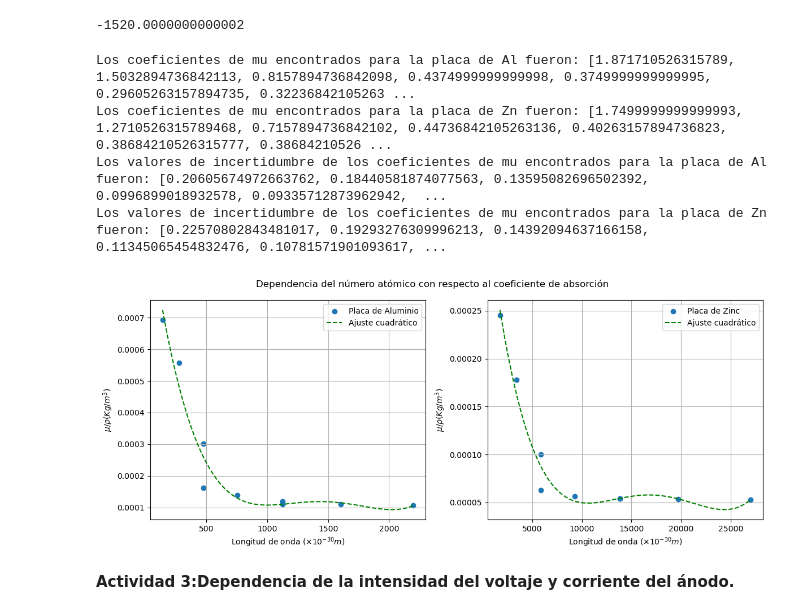
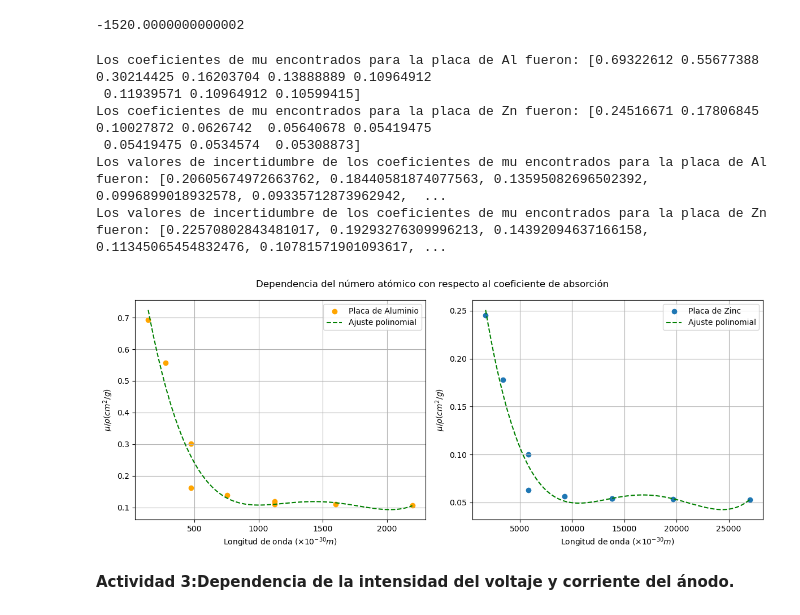
Before and after one commit to ccuellarn/Laboratorio-Intermedio---Pr-cticas20242, a Jupyter notebook: Rayos X/Rayos X.ipynb, the cells around one changed output. Cells and saved outputs as stored; diff of their text form; code cells hidden in the pictures.

```diff
--- a/Rayos X/Rayos X.ipynb
+++ b/Rayos X/Rayos X.ipynb
@@ -327,6 +327,8 @@ param1[0]
 -1520.0000000000002
 # %%
 #Graficar el logaritmo de I normalizada con la calibración contra espesor de material (se itera sobre cada longitud de onda)
+rho_A = 2.7
+rho_Zinc = 7.138
 x_2 = [] #Longitud de onda
 ya = [] #Intensidad normalizada para Al
 yz = [] #Intensidad normalizada para Zn
@@ -360,8 +362,8 @@ for i in range(0,9):
     error_a.append(np.sqrt(np.std(ya[i])))
     error_z.append(np.sqrt(np.std(yz[i])))
 
-print('Los coeficientes de mu encontrados para la placa de Al fueron: {}'.format(mu_a))
-print('Los coeficientes de mu encontrados para la placa de Zn fueron: {}'.format(mu_z))
+print('Los coeficientes de mu encontrados para la placa de Al fueron: {}'.format(np.array(mu_a)*(1/rho_A)))
+print('Los coeficientes de mu encontrados para la placa de Zn fueron: {}'.format(np.array(mu_z)*(1/rho_Zinc)))
 print('Los valores de incertidumbre de los coeficientes de mu encontrados para la placa de Al fueron: {}'.format(error_a))
 print('Los valores de incertidumbre de los coeficientes de mu encontrados para la placa de Zn fueron: {}'.format(error_z))
 
@@ -405,14 +407,16 @@ print('Los valores de incertidumbre de los coeficientes de mu encontrados para l
 # axz.grid()
 # axz.legend()
 # %% [output]
-Los coeficientes de mu encontrados para la placa de Al fueron: [1.871710526315789, 1.5032894736842113, 0.8157894736842098, 0.4374999999999998, 0.3749999999999995, 0.29605263157894735, 0.32236842105263 ...
-Los coeficientes de mu encontrados para la placa de Zn fueron: [1.7499999999999993, 1.2710526315789468, 0.7157894736842102, 0.44736842105263136, 0.40263157894736823, 0.38684210526315777, 0.38684210526 ...
+Los coeficientes de mu encontrados para la placa de Al fueron: [0.69322612 0.55677388 0.30214425 0.16203704 0.13888889 0.10964912
+ 0.11939571 0.10964912 0.10599415]
+Los coeficientes de mu encontrados para la placa de Zn fueron: [0.24516671 0.17806845 0.10027872 0.0626742  0.05640678 0.05419475
+ 0.05419475 0.0534574  0.05308873]
 Los valores de incertidumbre de los coeficientes de mu encontrados para la placa de Al fueron: [0.20605674972663762, 0.18440581874077563, 0.13595082696502392, 0.0996899018932578, 0.09335712873962942,  ...
 Los valores de incertidumbre de los coeficientes de mu encontrados para la placa de Zn fueron: [0.22570802843481017, 0.19293276309996213, 0.14392094637166158, 0.11345065454832476, 0.10781571901093617, ...
 # %%
-#Densidades de los elementos kg/m3
-rho_A = 2699
-rho_Zinc = 7138
+#Densidades de los elementos g/cm3
+rho_A = 2.7
+rho_Zinc = 7.138
 #Numero atómico
 Za = 13
 Zz = 30
@@ -436,39 +440,40 @@ for j in mu_z:
 
 #Regresión cuadrática
 parama = np.polyfit(l3,ra, 4)
 paramz = np.polyfit(l33,rz, 4)
 
 x_ = np.linspace(min(l3),max(l3),100)
 x_z = np.linspace(min(l33),max(l33),100)
 
 yma = parama[0]*x_*x_*x_*x_ + x_*x_*x_*parama[1] + x_*x_*parama[2] + x_*parama[3] + parama[4]
 ymz = paramz[0]*x_z*x_z*x_z*x_z + x_z*x_z*x_z*paramz[1] + x_z*x_z*paramz[2] + x_z*paramz[3] + paramz[4]
 
 #Grafico
 fig = plt.figure(figsize = (12, 5))
 fig.suptitle('Dependencia del número atómico con respecto al coeficiente de absorción')
 axa = fig.add_subplot(121)
 axz = fig.add_subplot(122)
 
-axa.scatter(l3,ra,label='Placa de Aluminio')
-axa.plot(x_,yma,'--',label='Ajuste cuadrático',color='g')
+axa.scatter(l3,ra,label='Placa de Aluminio',color='orange')
+axa.plot(x_,yma,'--',label='Ajuste polinomial',color='g')
 axa.set_xlabel(r"Longitud de onda $(\times 10^{-30}m)$")
-axa.set_ylabel(r"$\mu/\rho (Kg/m^3)$")
+axa.set_ylabel(r"$\mu/\rho (cm^2/g)$")
 
 
 axz.scatter(l33,rz,label='Placa de Zinc')
-axz.plot(x_z,ymz,'--',label='Ajuste cuadrático',color='g')
+axz.plot(x_z,ymz,'--',label='Ajuste polinomial',color='g')
 axz.set_xlabel(r"Longitud de onda $(\times 10^{-30}m)$")
-axz.set_ylabel(r"$\mu/\rho (Kg/m^3)$")
+axz.set_ylabel(r"$\mu/\rho (cm^2/g)$")
 
 axa.grid()
 axa.legend()
 axz.grid()
 axz.legend()
 
 fig.tight_layout()
+plt.savefig('Actividad 2.pdf')
 # %% [output]
-[figure, old version]
+[figure, new version]
 # %% [markdown]
 **Actividad 3:Dependencia de la intensidad del voltaje y corriente del ánodo.**
 # %%
```
Also changed, not shown: parts of 2 cells of this notebook, 3 other files.
